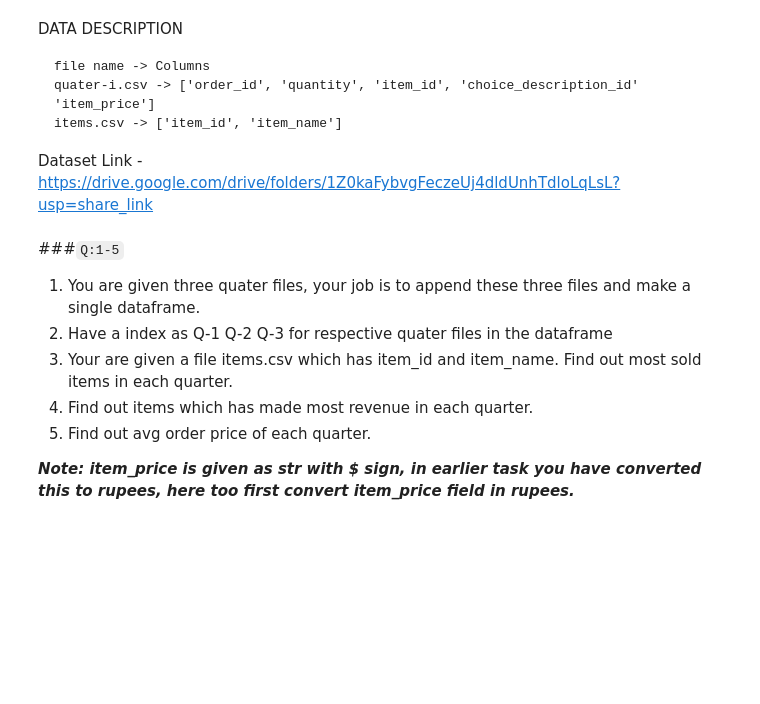
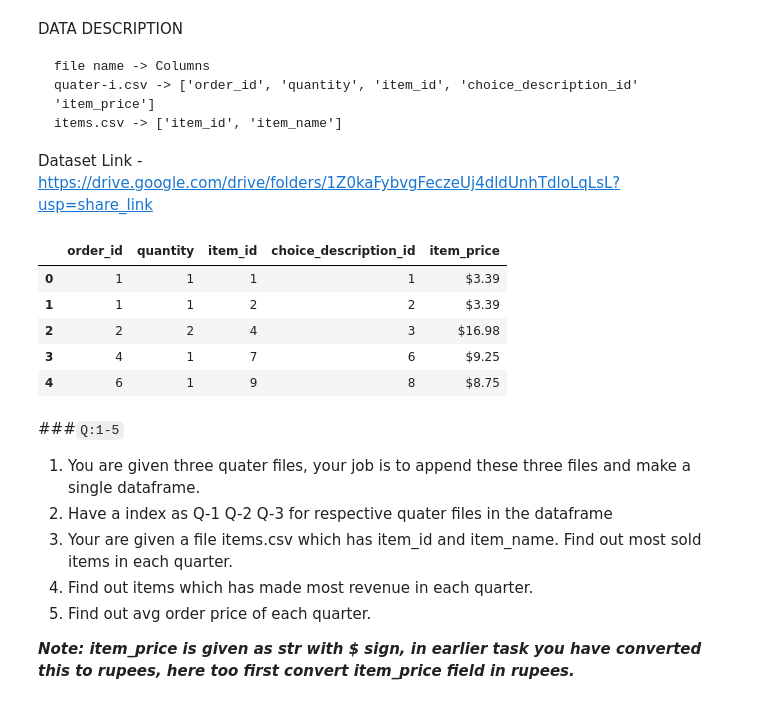
Before and after one commit to Mohshaikh23/Campus-X-DSMP-2.0, a Jupyter notebook: Week 7 - Advanced Pandas/Session 20 - Merging/Solutions_session_20_task.ipynb, the cells around one changed output. Drawn from its saved outputs; the diff is of its cells as text; code cells hidden in the pictures; blank space fills up the shorter version.

```diff
--- a/Week 7 - Advanced Pandas/Session 20 - Merging/Solutions_session_20_task.ipynb
+++ b/Week 7 - Advanced Pandas/Session 20 - Merging/Solutions_session_20_task.ipynb
@@ -24,6 +24,15 @@ q2 = pd.read_csv(q2_path)
 q3 = pd.read_csv(q3_path)
 
 items = pd.read_csv(items_path)
+# %%
+q1.head()
+# %% [output]
+|  | order_id | quantity | item_id | choice_description_id | item_price |
+| 0 | 1 | 1 | 1 | 1 | $3.39 |
+| 1 | 1 | 1 | 2 | 2 | $3.39 |
+| 2 | 2 | 2 | 4 | 3 | $16.98 |
+| 3 | 4 | 1 | 7 | 6 | $9.25 |
+| 4 | 6 | 1 | 9 | 8 | $8.75 |
 # %% [markdown]
 ###`Q:1-5`
 1. You are given three quater files, your job is to append these three files and make a single dataframe.
```
Also changed, not shown: 5 other files.
